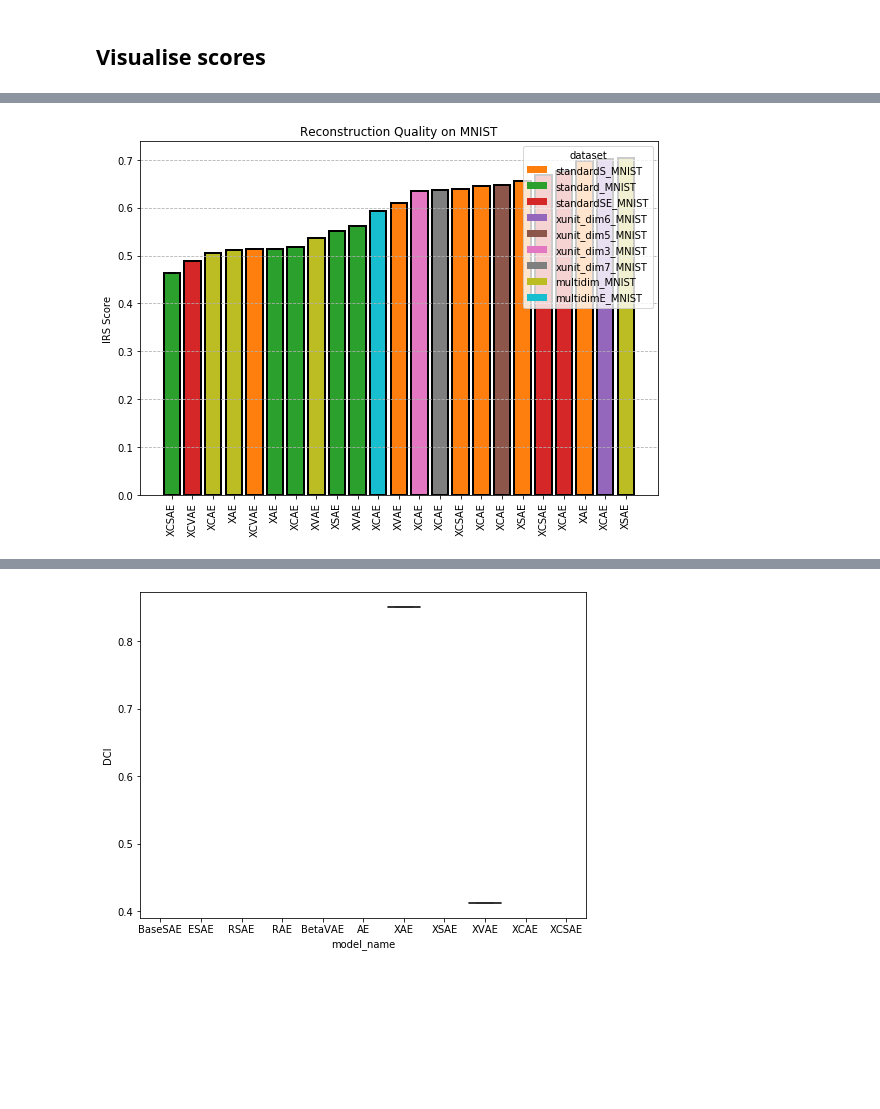
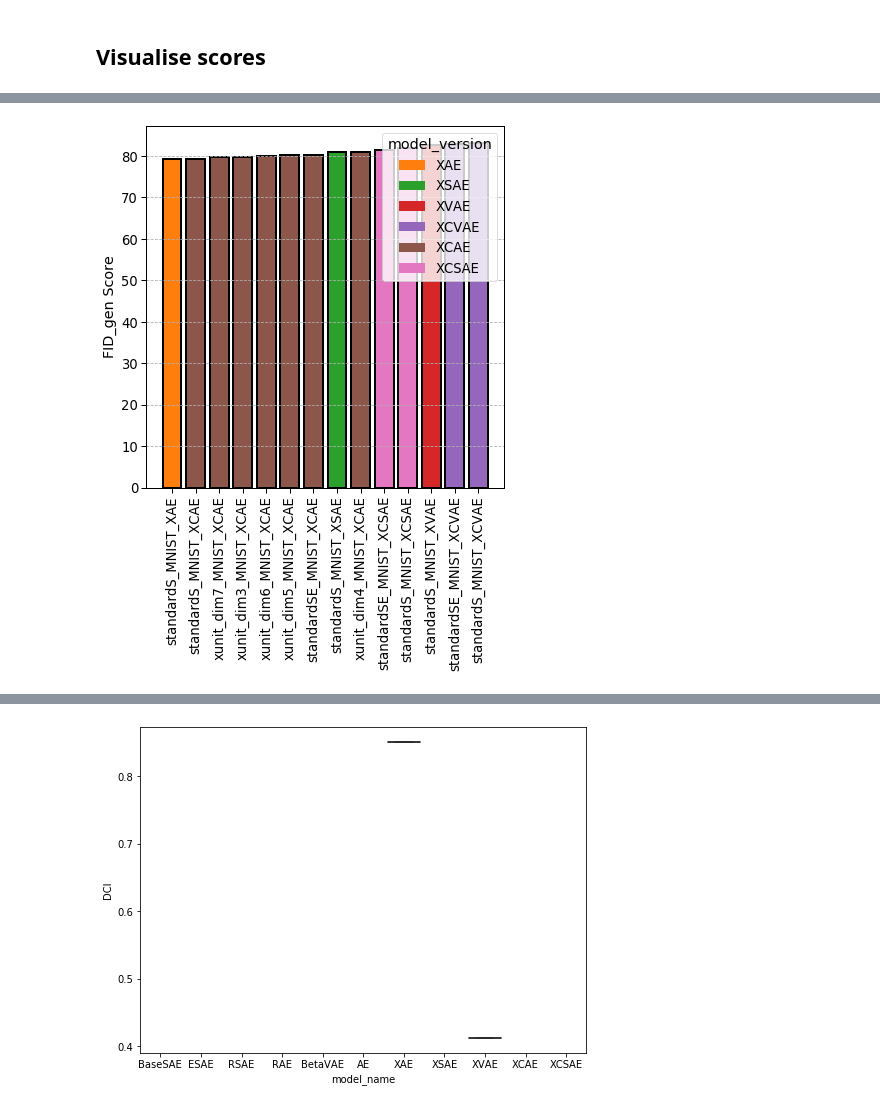
Before and after one commit to GiuliaLanzillotta/CausalAE, a Jupyter notebook: visualisations/Scoring.ipynb, the cells around one changed output, grey strips where cells are left out. Saved outputs shown, nothing was run; the diff lists cells and outputs as text; code cells hidden in the pictures; blank space fills up the shorter version.

```diff
--- a/visualisations/Scoring.ipynb
+++ b/visualisations/Scoring.ipynb
@@ -223,41 +262,10 @@ full_df.head()
-# %%
-def plot_metrics(dataframe, metric_name, **kwargs):
-    """Plots the selected metric against all the models that satisfy the specified requirement.
-    To specify a requirement pass a 'key' argument and a 'value' argument.
-    To specify a group pass a group_key argument"""
-    fig, ax = plt.subplots(figsize=kwargs.get('figsize',(10,8)))
-    key=kwargs.get('key');value=kwargs.get('value')
-    group_key=kwargs.get('group_key')
-    # filtering the dataframe based on model_version attribute
-    df = dataframe.loc[dataframe[key] == value]
-    ordered_names = df.sort_values(metric_name)["model_name"] # ordering for ascending metric value
-    group_names = {i:v for  i,v in enumerate(df[group_key].unique())}
-    group_codes = {v:i for i,v in group_names.items()}
-    colors = {n:f'C{n+1}' for n in range(len(group_names))}
-    tps = set()
-
-    j = 0
-    # adding all the bars (one by one)
-    for i,t in zip(ordered_names.index, ordered_names):
-        score = df.loc[i,metric_name]
-        group = df.loc[i,group_key]
-        c = colors[group_codes[group]]
-        plt.bar(j, score, color=c, edgecolor='k', linewidth=2)
-        tps.add(group_codes[group])
-        j+=1
-
-    legend_elements = [Patch(facecolor=colors[name], label=group_names[name]) for name in tps]
-    legend = plt.legend(handles=legend_elements, title=key)
-    plt.xticks(np.arange(len(ordered_names)), ordered_names, rotation='vertical')
-    plt.ylabel(f'{metric_name} Score')
-    plt.title(f'Reconstruction Quality on {value}')
-    plt.grid(linestyle='--',axis='y')
-    plt.tight_layout()
 # %%
-fig = plot_metrics(full_df, metric_name="IRS", key="dataset",value="MNIST", group_key="model_version",figsize=(8,6))
+fig = plot_metrics(full_df, metric_name="FID_gen", key="model_version",
+                   values=["standardS_MNIST","standardSE_MNIST"]+[f"xunit_dim{i}_MNIST" for i in range(3,8)],
+                   group_key="model_name", key_name_in=True, title_in=False, figsize=(6,8))
 #fig = plot_metrics(full_df, metric_name="FID", key="dataset",value="3DS", group_key="model_version",figsize=(6,6))
 # %% [output]
-[figure, old version]
+[figure, new version]
 # %%
 fig = plot_metrics(full_df, metric_name="IRS", key="dataset",value="MNIST", group_key="model_version",figsize=(8,8))
 fig = plot_metrics(full_df, metric_name="IRS", key="dataset",value="3DS", group_key="model_name",figsize=(6,6))
```
Also changed, not shown: parts of 30 cells of this notebook, 5 other files.
